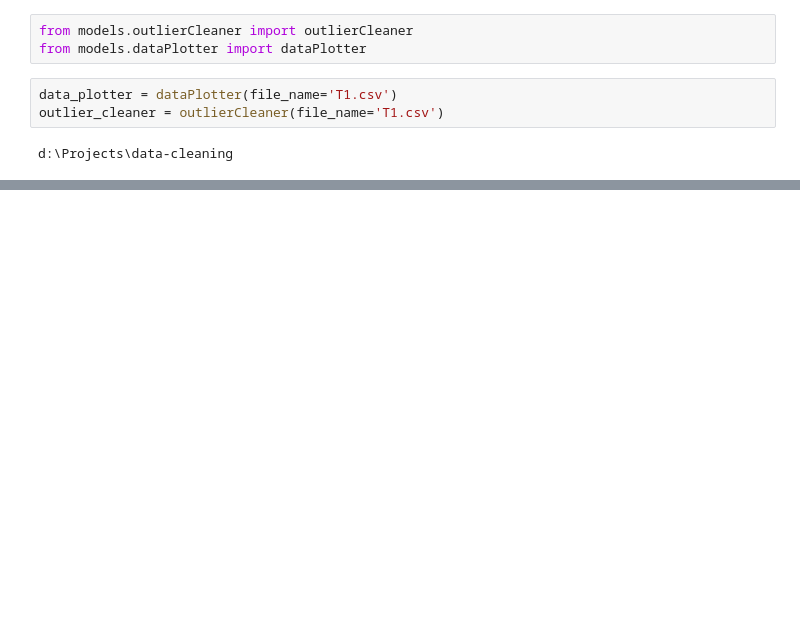
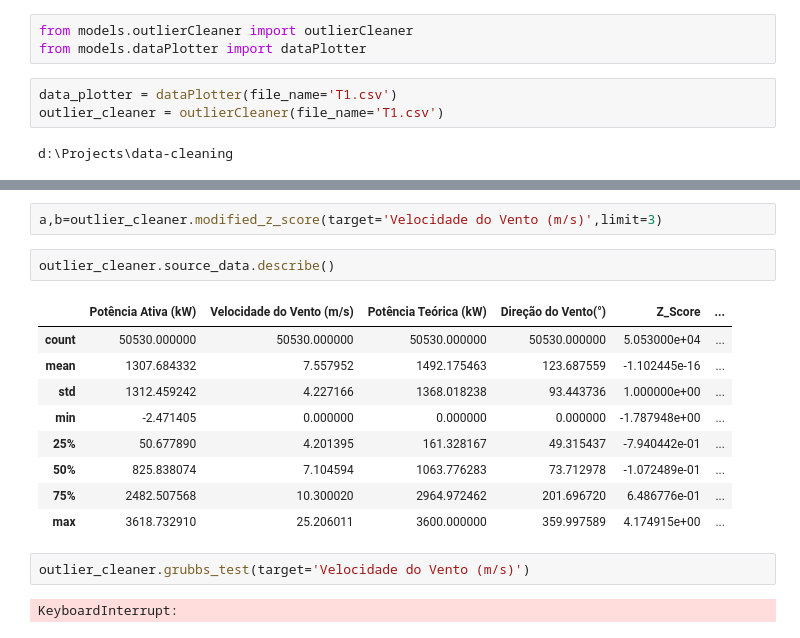
Before and after one commit to matheusjtavares/data-cleaning, a Jupyter notebook: main.ipynb, the cells around one changed output, grey strips where cells are left out. Cells and saved outputs as stored; diff of their text form; blank space fills up the shorter version.

```diff
--- a/main.ipynb
+++ b/main.ipynb
@@ -28,0 +46,18 @@ False
+# %%
+a,b=outlier_cleaner.modified_z_score(target='Velocidade do Vento (m/s)',limit=3)
+# %%
+outlier_cleaner.source_data.describe()
+# %% [output]
+|  | Potência Ativa (kW) | Velocidade do Vento (m/s) | Potência Teórica (kW) | Direção do Vento(°) | Z_Score | ... |
+| count | 50530.000000 | 50530.000000 | 50530.000000 | 50530.000000 | 5.053000e+04 | ... |
+| mean | 1307.684332 | 7.557952 | 1492.175463 | 123.687559 | -1.102445e-16 | ... |
+| std | 1312.459242 | 4.227166 | 1368.018238 | 93.443736 | 1.000000e+00 | ... |
+| min | -2.471405 | 0.000000 | 0.000000 | 0.000000 | -1.787948e+00 | ... |
+| 25% | 50.677890 | 4.201395 | 161.328167 | 49.315437 | -7.940442e-01 | ... |
+| 50% | 825.838074 | 7.104594 | 1063.776283 | 73.712978 | -1.072489e-01 | ... |
+| 75% | 2482.507568 | 10.300020 | 2964.972462 | 201.696720 | 6.486776e-01 | ... |
+| max | 3618.732910 | 25.206011 | 3600.000000 | 359.997589 | 4.174915e+00 | ... |
+# %%
+outlier_cleaner.grubbs_test(target='Velocidade do Vento (m/s)')
+# %% [output]
+KeyboardInterrupt:
```
Also changed, not shown: parts of 5 cells of this notebook, 7 other files.
